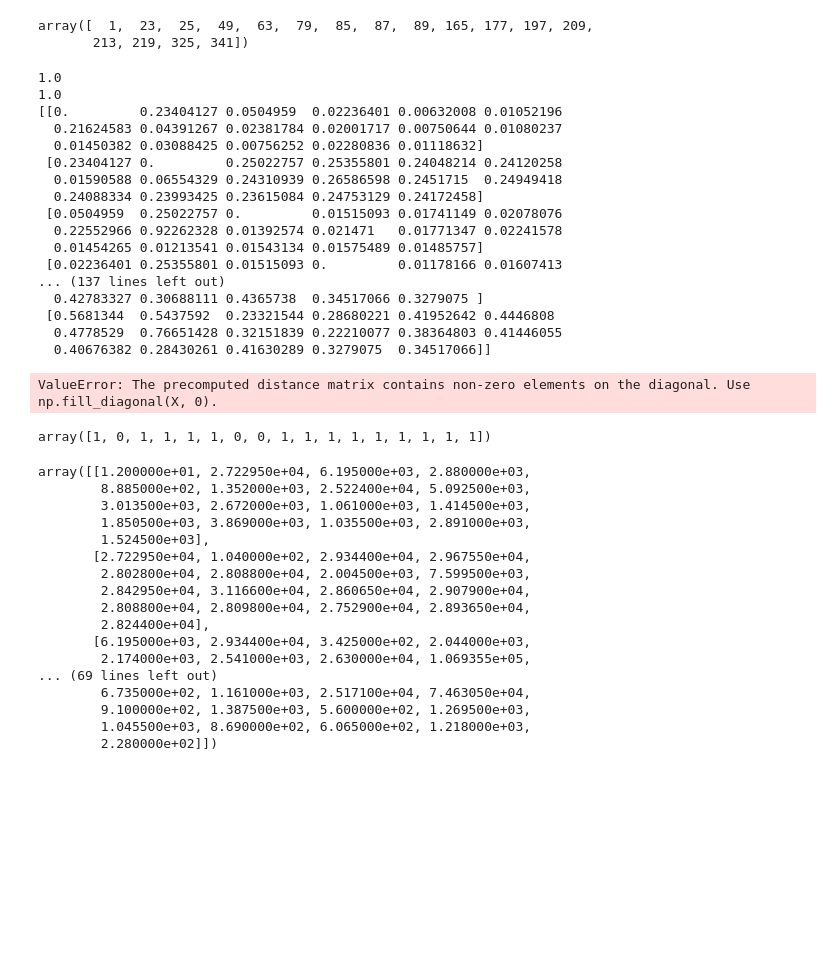
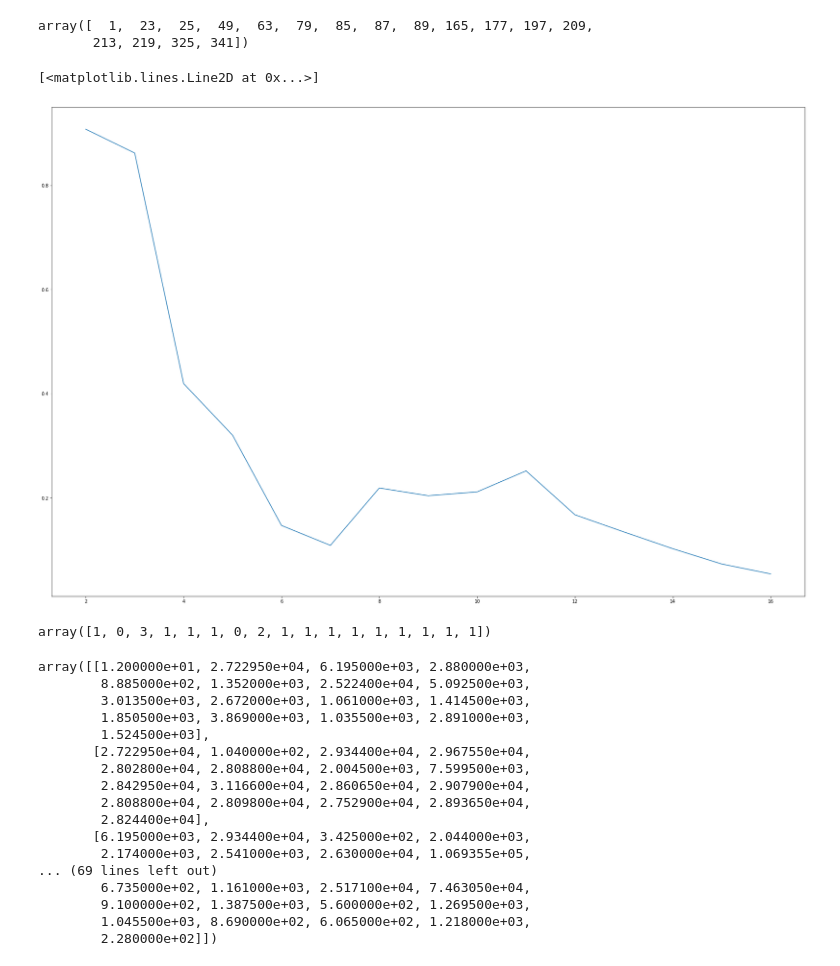
Before and after one commit to andredami/electrical-power-signature-extraction, a Jupyter notebook: REDD-exploration.ipynb, the cells around one changed output. Drawn from its saved outputs; the diff is of its cells as text; code cells hidden in the pictures; blank space fills up the shorter version.

```diff
--- a/REDD-exploration.ipynb
+++ b/REDD-exploration.ipynb
@@ -581,71 +589,49 @@ def fix_index(candidate_signature):
     candidate_signature.index = [pd.to_timedelta(v).seconds for v in [i - start for i in candidate_signature.index.values]]
     return candidate_signature
 
 def dwt_dist(candidate_id_x, candidate_id_y):
     source = fix_index(signatures.get_group(int(candidate_id_y)))['Power']
     reference = fix_index(signatures.get_group(int(candidate_id_x)))['Power']
     return float(dtw(source, reference, distance_only=True).distance)
 
 def len_dist(candidate_id_x, candidate_id_y):
     source = fix_index(signatures.get_group(int(candidate_id_y)))['Power']
     reference = fix_index(signatures.get_group(int(candidate_id_x)))['Power']
-    return float(len(source) - len(reference))
+    return float(abs(len(source) - len(reference)))
 
 X = np.array(signature_cadidate_ids).reshape(-1, 1)
 
 def normalize(array):
     return (array - np.min(array)) / np.ptp(array)
 
 m1 = normalize(pairwise_distances(X, X, metric=dwt_dist))
 m2 = normalize(pairwise_distances(X, X, metric=len_dist))
-
-print(np.ptp(m1))
-print(np.ptp(m2))
-
-m = 0.3*m1 + 0.7*m2
-
-print('m1', m1)
-print('m2', m2
-print('m', m)
+m =  1*m1 + 0*m2
 
 s = list()
 
 for nc in tqdm(range(2, len(X)), 'clusters'):
     agg = AgglomerativeClustering(n_clusters=nc, affinity='precomputed',
-                              linkage='average')
+                            linkage='average')
 
     u = agg.fit_predict(m)
     s.append(silhouette_score(m, u, metric="precomputed"))
 
 plt.plot(list(range(2, len(X))), s)
 # %% [output]
-1.0
-1.0
-[[0.         0.23404127 0.0504959  0.02236401 0.00632008 0.01052196
-  0.21624583 0.04391267 0.02381784 0.02001717 0.00750644 0.01080237
-  0.01450382 0.03088425 0.00756252 0.02280836 0.01118632]
- [0.23404127 0.         0.25022757 0.25355801 0.24048214 0.24120258
-  0.01590588 0.06554329 0.24310939 0.26586598 0.2451715  0.24949418
-  0.24088334 0.23993425 0.23615084 0.24753129 0.24172458]
- [0.0504959  0.25022757 0.         0.01515093 0.01741149 0.02078076
-  0.22552966 0.92262328 0.01392574 0.021471   0.01771347 0.02241578
-  0.01454265 0.01213541 0.01543134 0.01575489 0.01485757]
- [0.02236401 0.25355801 0.01515093 0.         0.01178166 0.01607413
-... (137 lines left out)
-  0.42783327 0.30688111 0.4365738  0.34517066 0.3279075 ]
- [0.5681344  0.5437592  0.23321544 0.28680221 0.41952642 0.4446808
-  0.4778529  0.76651428 0.32151839 0.22210077 0.38364803 0.41446055
-  0.40676382 0.28430261 0.41630289 0.3279075  0.34517066]]
+[<matplotlib.lines.Line2D at 0x...>]
-ValueError: The precomputed distance matrix contains non-zero elements on the diagonal. Use np.fill_diagonal(X, 0).
+[figure, added]
 # %%
 optimal_threshold_sig = np.argmax(s) + 2
+
+optimal_threshold_sig = 4
 
 agg = AgglomerativeClustering(n_clusters=optimal_threshold_sig, affinity='precomputed',
                               linkage='average')
 u = agg.fit_predict(m)
 u
 # %% [output]
-array([1, 0, 1, 1, 1, 1, 0, 0, 1, 1, 1, 1, 1, 1, 1, 1, 1])
+array([1, 0, 3, 1, 1, 1, 0, 2, 1, 1, 1, 1, 1, 1, 1, 1, 1])
 # %%
 m
 # %% [output]
```
Also changed, not shown: parts of 5 cells of this notebook.
